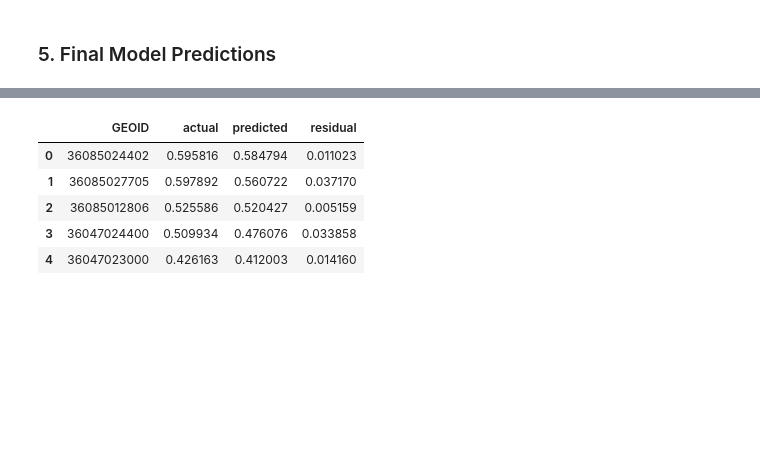
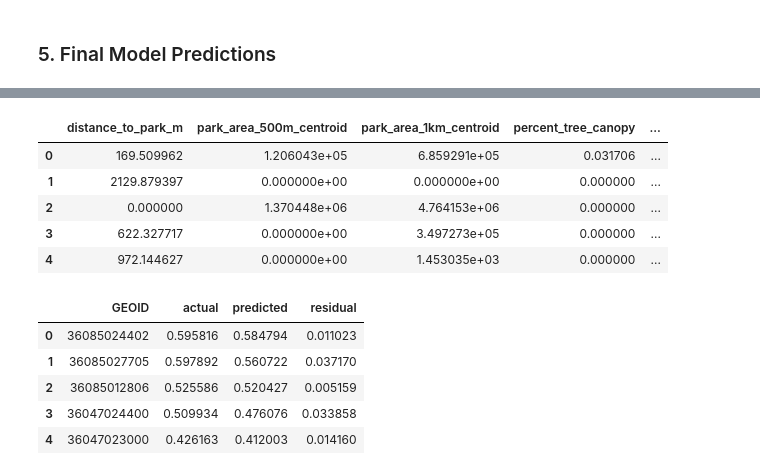
Before and after one commit to yousefja/nori, a Jupyter notebook: notebooks/11_econ_mobility_model.ipynb, the cells around one changed output, grey strips where cells are left out. Saved outputs shown, nothing was run; the diff lists cells and outputs as text; code cells hidden in the pictures; blank space fills up the shorter version.

```diff
--- a/notebooks/11_econ_mobility_model.ipynb
+++ b/notebooks/11_econ_mobility_model.ipynb
@@ -70,14 +74,19 @@ y = y[['GEOID', TARGET]]
 # take note of feature columns
 feature_cols = X.columns.tolist()
 
-# select only tracts with a value for the target
+# get features and targets together for dropping rows without target value for train/eval
 df_model = y.merge(X, how="left", on="GEOID")
-df_model = df_model[df_model[TARGET].notna()]
 
 # TODO: TEMPORARY: DROPPING NAN FEATURE ROWS UNTIL IMPUTATION METHOD DETERMINED
 df_model = df_model.dropna(subset=feature_cols)
 
-# reseperate features and target for modeling
+# for final model predictions, keep all tracts
+df_model_all_tracts = df_model.copy()
+
+# for train/eval, select only tracts with a value for the target
+df_model = df_model[df_model[TARGET].notna()]
+
+# re-seperate features and target for modeling
 X = df_model[feature_cols].copy()
 y = df_model[TARGET].copy()
 # %%
@@ -260,0 +271,8 @@ Name: income_rank_children, dtype: float64
+# %%
+# make sure to use all tracts (originally, we dropped tracts from X, y that had no value for target y. We want those back for final predictions)
+X_final = df_model_all_tracts[feature_cols].copy()
+y_final = df_model_all_tracts[TARGET].copy()
+
+# set aside GEOID for predictions
+X_geoids = X_final.GEOID
+X_final.drop(columns=['GEOID'], inplace=True)
@@ -261 +294,10 @@ Name: income_rank_children, dtype: float64
+# %%
+X_final.head()
+# %% [output]
+|  | distance_to_park_m | park_area_500m_centroid | park_area_1km_centroid | percent_tree_canopy | ... |
+| 0 | 169.509962 | 1.206043e+05 | 6.859291e+05 | 0.031706 | ... |
+| 1 | 2129.879397 | 0.000000e+00 | 0.000000e+00 | 0.000000 | ... |
+| 2 | 0.000000 | 1.370448e+06 | 4.764153e+06 | 0.000000 | ... |
+| 3 | 622.327717 | 0.000000e+00 | 3.497273e+05 | 0.000000 | ... |
+| 4 | 972.144627 | 0.000000e+00 | 1.453035e+03 | 0.000000 | ... |
 # %%
```
Also changed, not shown: parts of 8 cells of this notebook, 1 other file.
